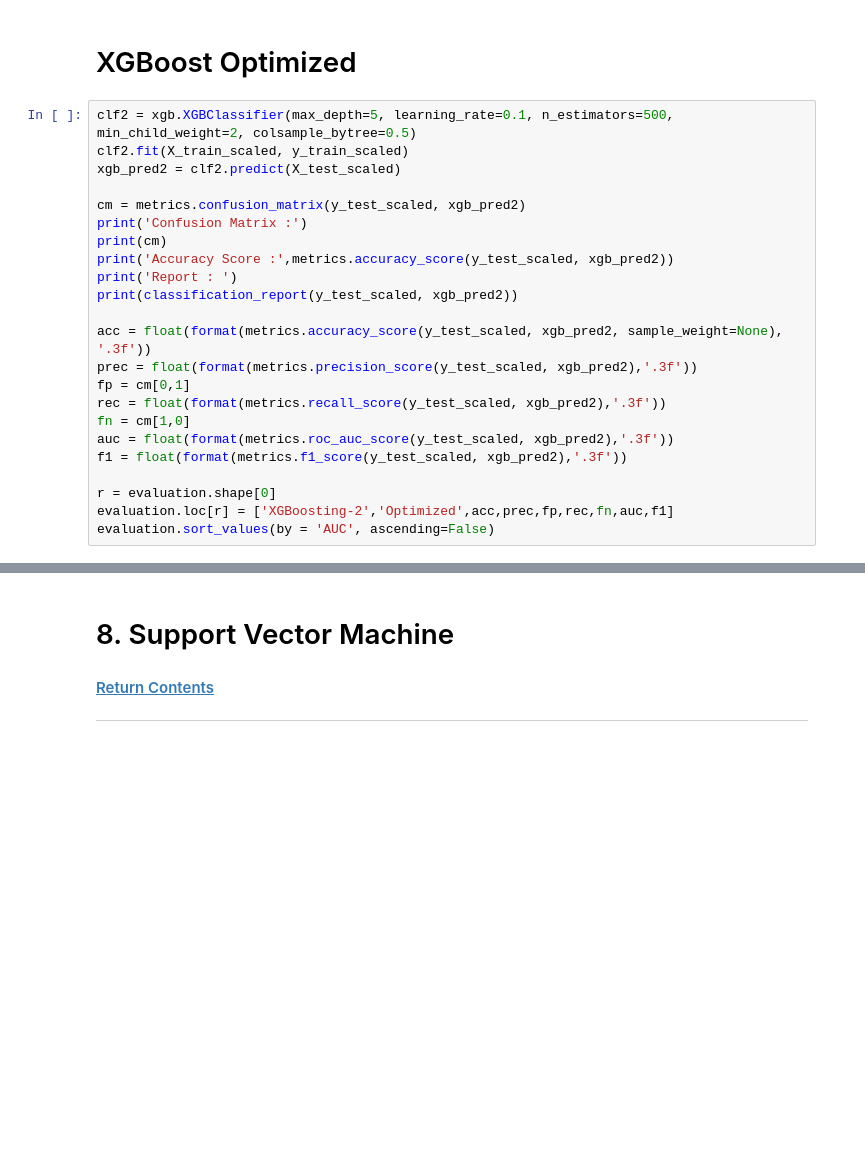
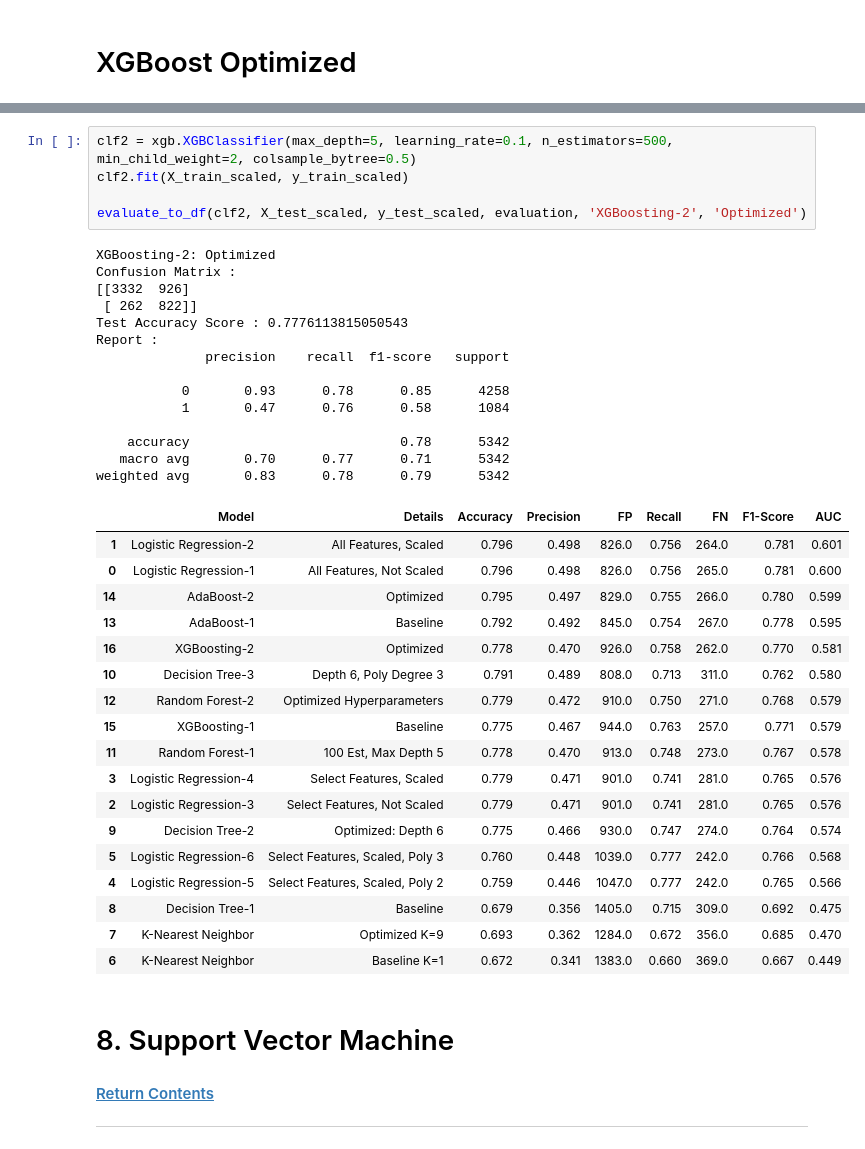
Before and after one commit to coreyryanhanson/predicting_seasonal_vaccinations, a Jupyter notebook: predicting_vaccination_modeling_h1n1.ipynb, the cells around one changed output, grey strips where cells are left out. Drawn from its saved outputs; the diff is of its cells as text; blank space fills up the shorter version.

```diff
--- a/predicting_vaccination_modeling_h1n1.ipynb
+++ b/predicting_vaccination_modeling_h1n1.ipynb
@@ -1301,26 +1027,3 @@ print("Training Accuracy: {:.4}%".format(training_accuracy * 100))
 print("Validation accuracy: {:.4}%".format(val_accuracy * 100))
 # %% [markdown]
 # XGBoost Optimized
-# %%
-clf2 = xgb.XGBClassifier(max_depth=5, learning_rate=0.1, n_estimators=500, min_child_weight=2, colsample_bytree=0.5)
-clf2.fit(X_train_scaled, y_train_scaled)
-xgb_pred2 = clf2.predict(X_test_scaled)
-
-cm = metrics.confusion_matrix(y_test_scaled, xgb_pred2)
-print('Confusion Matrix :')
-print(cm)
-print('Accuracy Score :',metrics.accuracy_score(y_test_scaled, xgb_pred2))
-print('Report : ')
-print(classification_report(y_test_scaled, xgb_pred2))
-
-acc = float(format(metrics.accuracy_score(y_test_scaled, xgb_pred2, sample_weight=None), '.3f'))
-prec = float(format(metrics.precision_score(y_test_scaled, xgb_pred2),'.3f'))
-fp = cm[0,1]
-rec = float(format(metrics.recall_score(y_test_scaled, xgb_pred2),'.3f'))
-fn = cm[1,0]
-auc = float(format(metrics.roc_auc_score(y_test_scaled, xgb_pred2),'.3f'))
-f1 = float(format(metrics.f1_score(y_test_scaled, xgb_pred2),'.3f'))
-
-r = evaluation.shape[0]
-evaluation.loc[r] = ['XGBoosting-2','Optimized',acc,prec,fp,rec,fn,auc,f1]
-evaluation.sort_values(by = 'AUC', ascending=False)
@@ -1359,3 +1030,41 @@ weighted avg       0.84      0.78      0.80      5342
+# %%
+clf2 = xgb.XGBClassifier(max_depth=5, learning_rate=0.1, n_estimators=500, min_child_weight=2, colsample_bytree=0.5)
+clf2.fit(X_train_scaled, y_train_scaled)
+
+evaluate_to_df(clf2, X_test_scaled, y_test_scaled, evaluation, 'XGBoosting-2', 'Optimized')
+# %% [output]
+XGBoosting-2: Optimized
+Confusion Matrix :
+[[3332  926]
+ [ 262  822]]
+Test Accuracy Score : 0.7776113815050543
+Report :
+              precision    recall  f1-score   support
+
+           0       0.93      0.78      0.85      4258
+           1       0.47      0.76      0.58      1084
+
+    accuracy                           0.78      5342
+   macro avg       0.70      0.77      0.71      5342
+weighted avg       0.83      0.78      0.79      5342
+|  | Model | Details | Accuracy | Precision | FP | Recall | FN | F1-Score | AUC |
+| 1 | Logistic Regression-2 | All Features, Scaled | 0.796 | 0.498 | 826.0 | 0.756 | 264.0 | 0.781 | 0.601 |
+| 0 | Logistic Regression-1 | All Features, Not Scaled | 0.796 | 0.498 | 826.0 | 0.756 | 265.0 | 0.781 | 0.600 |
+| 14 | AdaBoost-2 | Optimized | 0.795 | 0.497 | 829.0 | 0.755 | 266.0 | 0.780 | 0.599 |
+| 13 | AdaBoost-1 | Baseline | 0.792 | 0.492 | 845.0 | 0.754 | 267.0 | 0.778 | 0.595 |
+| 16 | XGBoosting-2 | Optimized | 0.778 | 0.470 | 926.0 | 0.758 | 262.0 | 0.770 | 0.581 |
+| 10 | Decision Tree-3 | Depth 6, Poly Degree 3 | 0.791 | 0.489 | 808.0 | 0.713 | 311.0 | 0.762 | 0.580 |
+| 12 | Random Forest-2 | Optimized Hyperparameters | 0.779 | 0.472 | 910.0 | 0.750 | 271.0 | 0.768 | 0.579 |
+| 15 | XGBoosting-1 | Baseline | 0.775 | 0.467 | 944.0 | 0.763 | 257.0 | 0.771 | 0.579 |
+| 11 | Random Forest-1 | 100 Est, Max Depth 5 | 0.778 | 0.470 | 913.0 | 0.748 | 273.0 | 0.767 | 0.578 |
+| 3 | Logistic Regression-4 | Select Features, Scaled | 0.779 | 0.471 | 901.0 | 0.741 | 281.0 | 0.765 | 0.576 |
+| 2 | Logistic Regression-3 | Select Features, Not Scaled | 0.779 | 0.471 | 901.0 | 0.741 | 281.0 | 0.765 | 0.576 |
+| 9 | Decision Tree-2 | Optimized: Depth 6 | 0.775 | 0.466 | 930.0 | 0.747 | 274.0 | 0.764 | 0.574 |
+| 5 | Logistic Regression-6 | Select Features, Scaled, Poly 3 | 0.760 | 0.448 | 1039.0 | 0.777 | 242.0 | 0.766 | 0.568 |
+| 4 | Logistic Regression-5 | Select Features, Scaled, Poly 2 | 0.759 | 0.446 | 1047.0 | 0.777 | 242.0 | 0.765 | 0.566 |
+| 8 | Decision Tree-1 | Baseline | 0.679 | 0.356 | 1405.0 | 0.715 | 309.0 | 0.692 | 0.475 |
+| 7 | K-Nearest Neighbor | Optimized K=9 | 0.693 | 0.362 | 1284.0 | 0.672 | 356.0 | 0.685 | 0.470 |
+| 6 | K-Nearest Neighbor | Baseline K=1 | 0.672 | 0.341 | 1383.0 | 0.660 | 369.0 | 0.667 | 0.449 |
 # %% [markdown]
 # <span id="8"></span>8. Support Vector Machine
 #### [Return Contents](#0)
```
Also changed, not shown: parts of 32 cells of this notebook.
